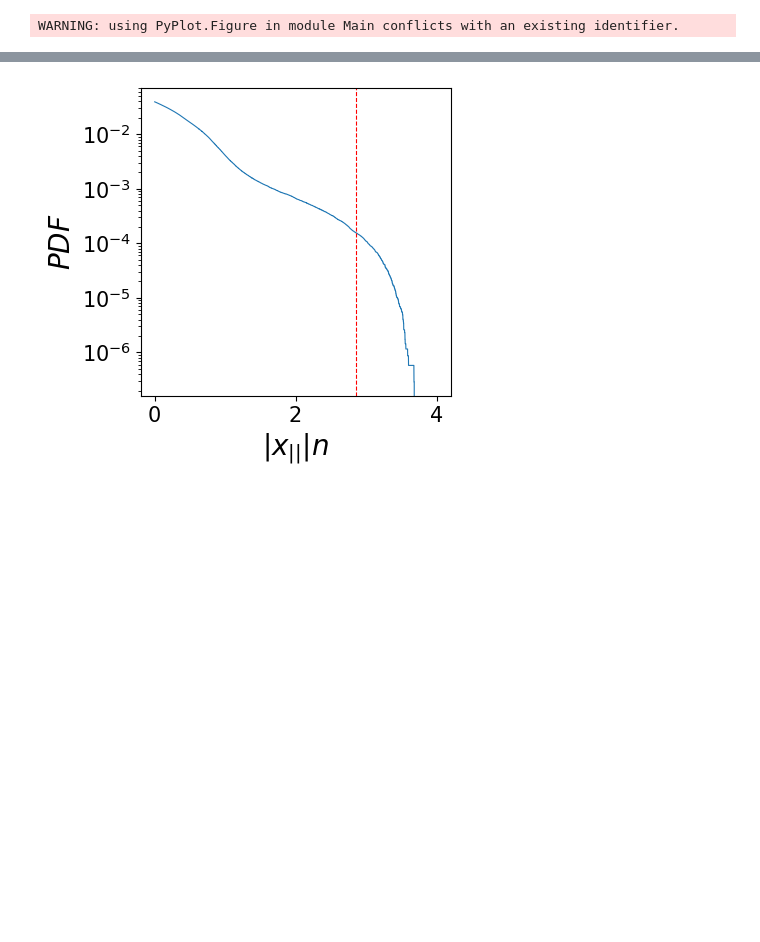
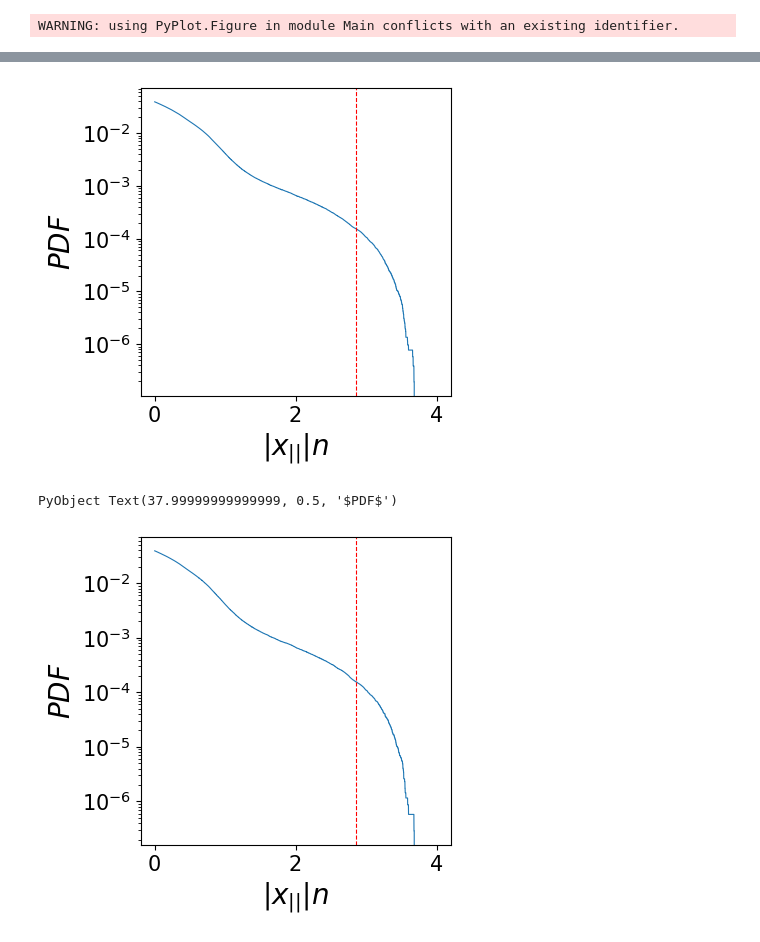
Before and after one commit to SergeyNovak777/dynamical-systems, a Jupyter notebook: Hindmarrh Rose/probablity density function/PDF hyperchaos.ipynb, the cells around one changed output, grey strips where cells are left out. Cells and saved outputs as stored; diff of their text form; code cells hidden in the pictures; blank space fills up the shorter version.

```diff
--- a/Hindmarrh Rose/probablity density function/PDF hyperchaos.ipynb
+++ b/Hindmarrh Rose/probablity density function/PDF hyperchaos.ipynb
@@ -209,3 +238,20 @@ WARNING: using PyPlot.Figure in module Main conflicts with an existing identifie
+# %%
+counts = xsum[xsum.>=Hs1]
+counts = length(counts)
+
+fig, ax = subplots(figsize = (4, 4))
+
+ax.set_yscale("log")
+
+ax.plot(sel_1, pdf_1, label  = "k: $k", lw  = 0.8)
+ax.axvline(Hs1, color ="red", linestyle ="--", lw = 0.8, label = "count: $counts")
+ax.tick_params(labelsize = 15)
+ax.set_xlabel(L"|x_{||}|n", fontsize = 20)
+ax.set_ylabel(L"PDF", fontsize = 20)
+# ax.legend(loc="upper left", fontsize = 25)
+# %% [output]
+[figure, added]
+PyObject Text(37.99999999999999, 0.5, '$PDF$')
 # %%
 counts = xsum[xsum.>=Hs1]
 counts = length(counts)
```
Also changed, not shown: parts of 8 cells of this notebook, 15 other files.
